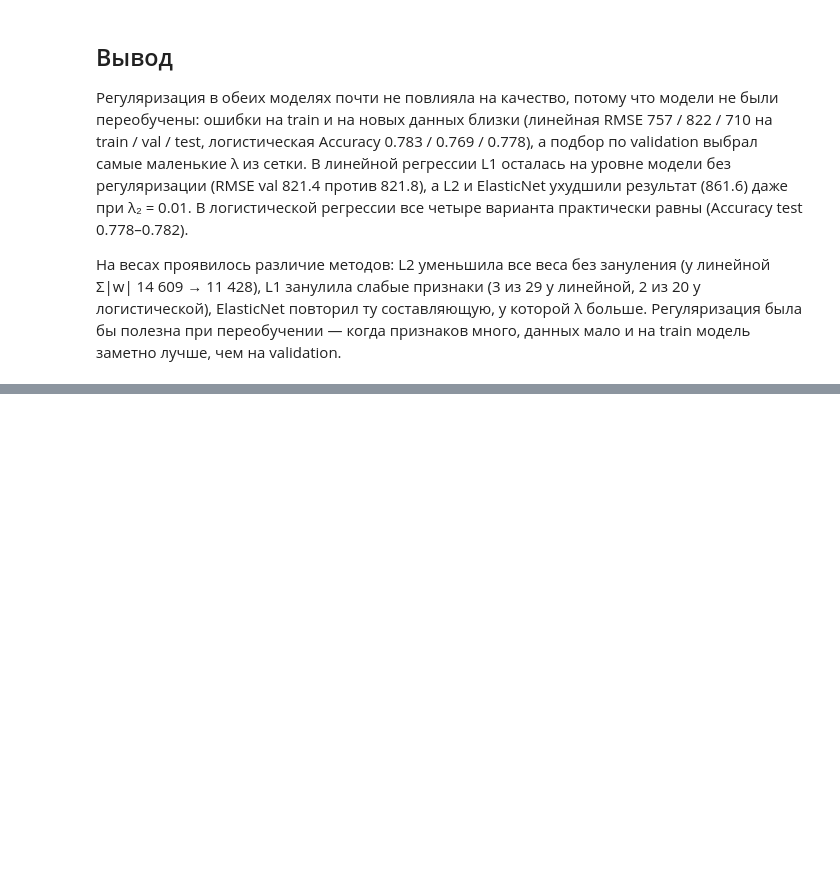
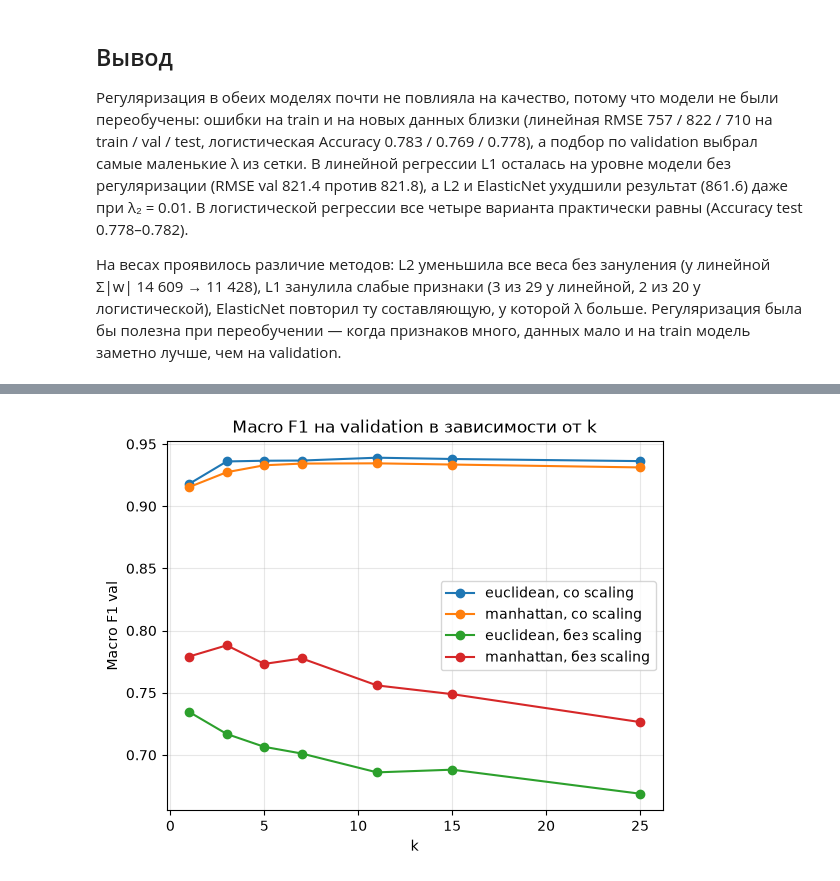
Before and after one commit to Alexey325/ai-systems-labs, a Jupyter notebook: lab2/notebook/lab2.ipynb, the cells around one changed output, grey strips where cells are left out. Drawn from its saved outputs; the diff is of its cells as text; code cells hidden in the pictures; blank space fills up the shorter version.

Commit message:
Части B и C лабораторной 2: собственный KNN для классификации (Dry Bean) и регрессии (Seoul Bike) с подбором k, сравнением расстояний и scaling

```diff
--- a/lab2/notebook/lab2.ipynb
+++ b/lab2/notebook/lab2.ipynb
@@ -458,0 +476,2 @@ L1 занулила слабые признаки (3 из 29 у линейной
+# %%
+TARGET_BEAN = "Class"
@@ -458,0 +515,15 @@ L1 занулила слабые признаки (3 из 29 у линейной
+# %%
+train_idx, val_idx, test_idx = train_val_test_split_own(len(X_bean), VAL_SIZE, TEST_SIZE, RANDOM_STATE)
+
+X_train_bean_raw, X_val_bean_raw, X_test_bean_raw = X_bean[train_idx], X_bean[val_idx], X_bean[test_idx]
+y_train_bean, y_val_bean, y_test_bean = y_bean[train_idx], y_bean[val_idx], y_bean[test_idx]
+
+mean_bean = X_train_bean_raw.mean(axis=0)
+std_bean = X_train_bean_raw.std(axis=0)
+X_train_bean = (X_train_bean_raw - mean_bean) / std_bean
+X_val_bean = (X_val_bean_raw - mean_bean) / std_bean
+X_test_bean = (X_test_bean_raw - mean_bean) / std_bean
+
+print(f"train {X_train_bean.shape}, val {X_val_bean.shape}, test {X_test_bean.shape}")
+print(f"доля BOMBAY (самый редкий класс): train {np.mean(y_train_bean == 'BOMBAY'):.3f}, "
+      f"val {np.mean(y_val_bean == 'BOMBAY'):.3f}, test {np.mean(y_test_bean == 'BOMBAY'):.3f}")
@@ -458,0 +581,28 @@ L1 занулила слабые признаки (3 из 29 у линейной
+# %%
+K_VALUES = [1, 3, 5, 7, 11, 15, 25]
+
+data_variants = {
+    "со scaling": (X_train_bean, X_val_bean),
+    "без scaling": (X_train_bean_raw, X_val_bean_raw),
+}
+
+f1_by_k = {}
+for scaling, (X_train, X_val) in data_variants.items():
+    for distance in ["euclidean", "manhattan"]:
+        scores = []
+        for k in K_VALUES:
+            pred = KNN(k=k, distance=distance).fit(X_train, y_train_bean).predict(X_val)
+            scores.append(macro_f1(y_val_bean, pred, classes_bean))
+        f1_by_k[f"{distance}, {scaling}"] = scores
+# %%
+for name, scores in f1_by_k.items():
+    plt.plot(K_VALUES, scores, marker="o", label=name)
+
+plt.title("Macro F1 на validation в зависимости от k")
+plt.xlabel("k")
+plt.ylabel("Macro F1 val")
+plt.grid(True, alpha=0.3)
+plt.legend()
+plt.show()
+# %% [output]
+[figure, added]
```
Also changed, not shown: parts of 33 cells of this notebook, 2 other files.
